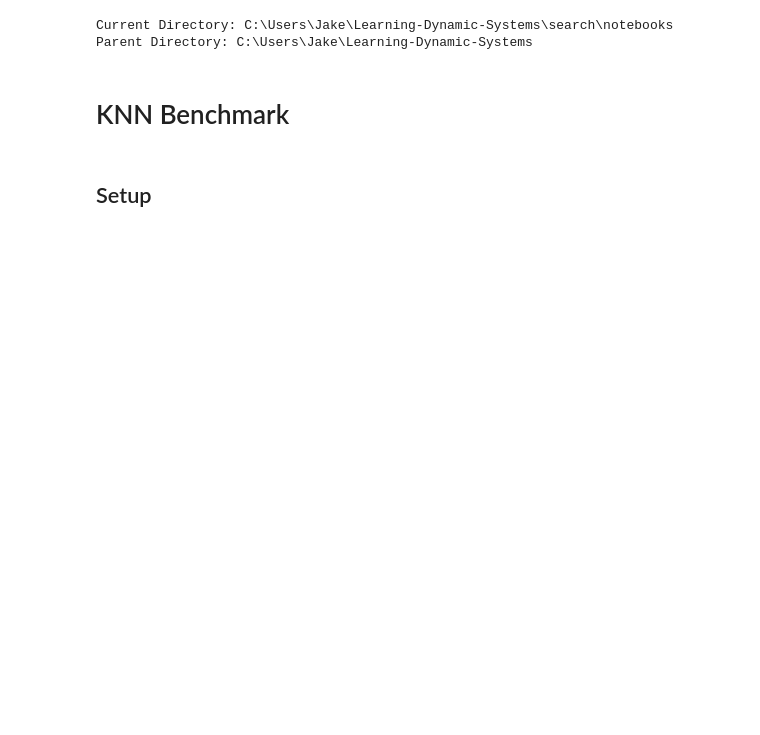
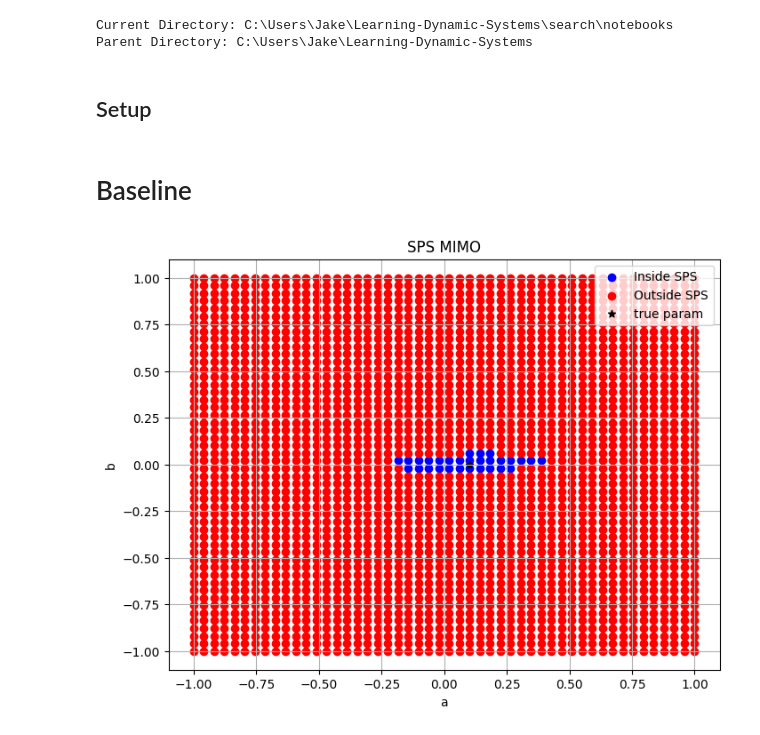
Before and after one commit to Muckthebuck/Learning-Dynamic-Systems, a Jupyter notebook: search/notebooks/search_benchmarking.ipynb, the cells around one changed output. Saved outputs shown, nothing was run; the diff lists cells and outputs as text; code cells hidden in the pictures; blank space fills up the shorter version.

```diff
--- a/search/notebooks/search_benchmarking.ipynb
+++ b/search/notebooks/search_benchmarking.ipynb
@@ -18,8 +21,6 @@ sys.path.append(str(root))
 # %% [output]
 Current Directory: C:\Users\Jake\Learning-Dynamic-Systems\search\notebooks
 Parent Directory: C:\Users\Jake\Learning-Dynamic-Systems
-# %% [markdown]
-# KNN Benchmark
 # %% [markdown]
 ## Setup
 # %%
@@ -80,3 +81,51 @@ def sps_test_function(params, F, L, U, Y, n_a, n_b):
 
     # Check the condition and store the result if true
     return in_sps
+# %% [markdown]
+# Baseline
+# %%
+# Grid search
+
+n_params = len(armax_model.A) - 1 + len(armax_model.B)
+mins = [-1] * n_params
+maxes = [1] * n_params
+n_points = 50
+
+a_vals = np.linspace(mins[0], maxes[0], n_points)
+b_vals = np.linspace(mins[1], maxes[1], n_points)
+F = armax_model.F
+L = armax_model.L
+
+baseline_in = []
+baseline_out = []
+center = a1_true, b1_true
+
+
+for a in a_vals:
+    for b in b_vals:
+
+        point = np.array([a, b])
+        in_sps = sps_test_function( tuple(point), F, L, U, Y, 1, 1)
+        if in_sps:
+            baseline_in.append([a, b])
+        else:
+            baseline_out.append([a, b])
+
+baseline_in = np.array(baseline_in)
+baseline_out = np.array(baseline_out)
+
+# Plotting
+plt.figure(figsize=(8, 6))
+if len(baseline_in):
+    plt.scatter(baseline_in[:, 0], baseline_in[:, 1], color='blue', label='Inside SPS')
+if len(baseline_out):
+    plt.scatter(baseline_out[:, 0], baseline_out[:, 1], color='red', label='Outside SPS')
+plt.scatter(center[0], center[1], color='black', marker='*', label='true param')
+plt.xlabel("a")
+plt.ylabel("b")
+plt.title("SPS MIMO")
+plt.legend()
+plt.grid(True)
+plt.show()
+# %% [output]
+[figure, added]
```
Also changed, not shown: parts of 6 cells of this notebook.
